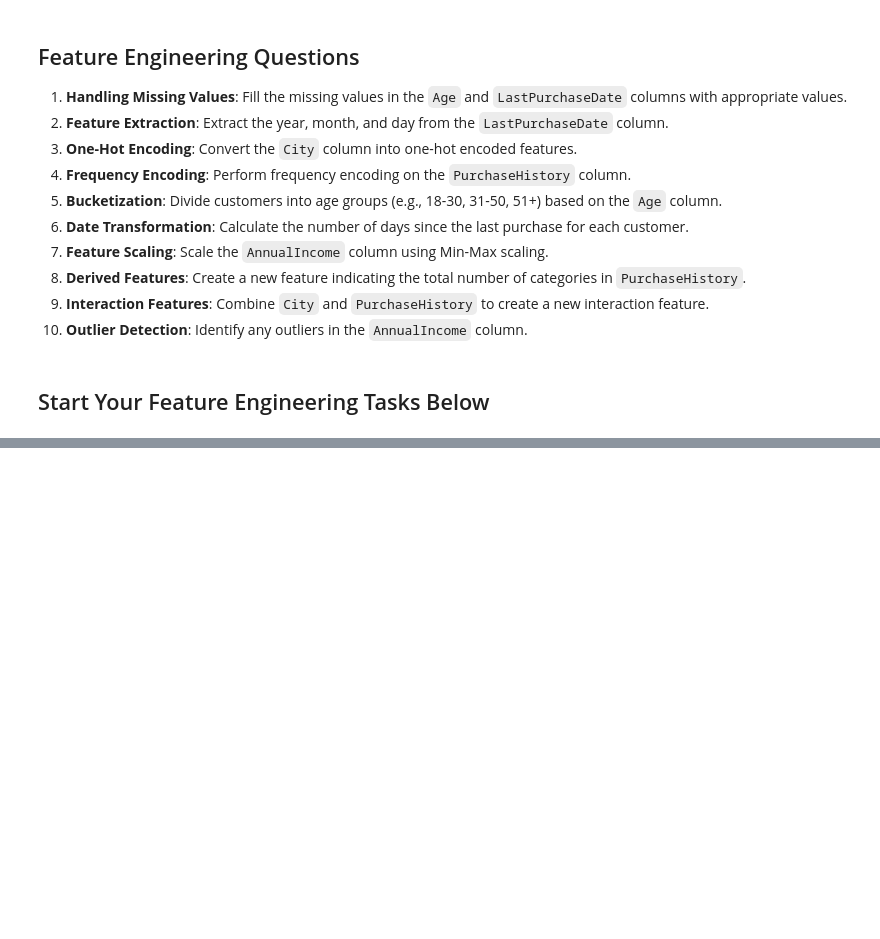
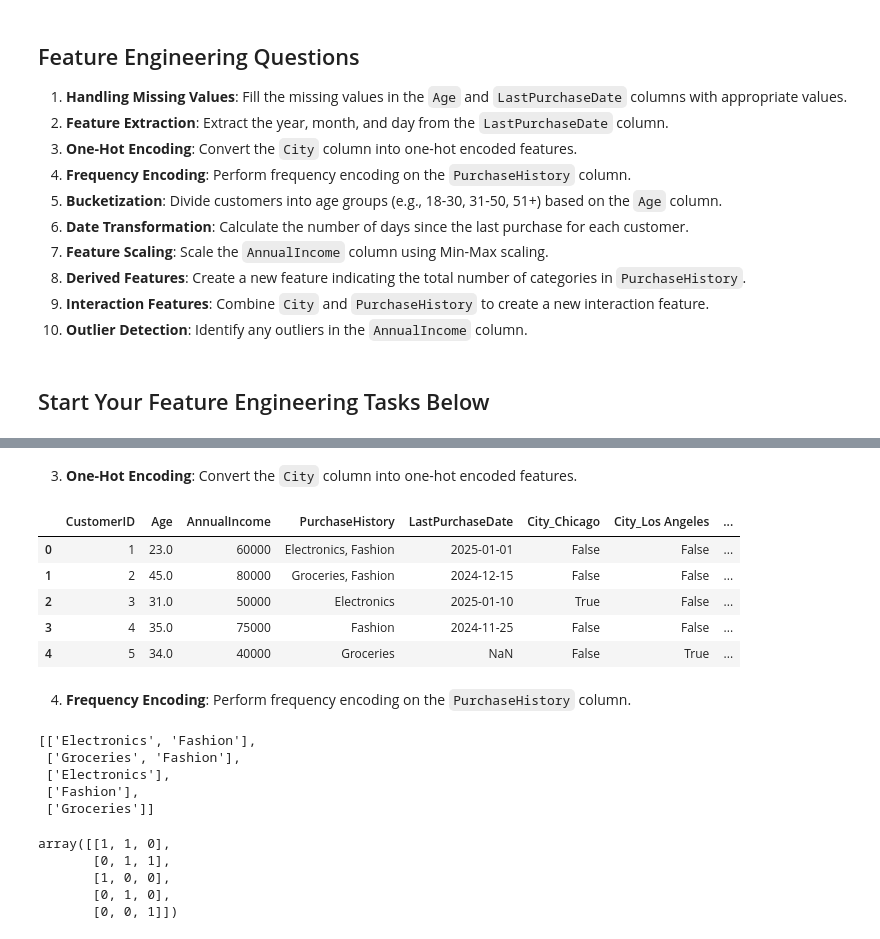
Before and after one commit to dinaeshsugumaran/MLOps, a Jupyter notebook: Practice/Python_practice/Feature_Engineering/feature_engineering_practice.ipynb, the cells around one changed output, grey strips where cells are left out. Cells and saved outputs as stored; diff of their text form; code cells hidden in the pictures; blank space fills up the shorter version.

```diff
--- a/Practice/Python_practice/Feature_Engineering/feature_engineering_practice.ipynb
+++ b/Practice/Python_practice/Feature_Engineering/feature_engineering_practice.ipynb
@@ -28,0 +84,14 @@ df.head()
+# %% [markdown]
+3. **One-Hot Encoding**: Convert the `City` column into one-hot encoded features.
+# %%
+working_df = pd.get_dummies(working_df, columns=['City'])
+working_df
+# %% [output]
+|  | CustomerID | Age | AnnualIncome | PurchaseHistory | LastPurchaseDate | City_Chicago | City_Los Angeles | ... |
+| 0 | 1 | 23.0 | 60000 | Electronics, Fashion | 2025-01-01 | False | False | ... |
+| 1 | 2 | 45.0 | 80000 | Groceries, Fashion | 2024-12-15 | False | False | ... |
+| 2 | 3 | 31.0 | 50000 | Electronics | 2025-01-10 | True | False | ... |
+| 3 | 4 | 35.0 | 75000 | Fashion | 2024-11-25 | False | False | ... |
+| 4 | 5 | 34.0 | 40000 | Groceries | NaN | False | True | ... |
+# %% [markdown]
+4. **Frequency Encoding**: Perform frequency encoding on the `PurchaseHistory` column.
@@ -28,0 +104,8 @@ df.head()
+# %%
+data_split
+# %% [output]
+[['Electronics', 'Fashion'],
+ ['Groceries', 'Fashion'],
+ ['Electronics'],
+ ['Fashion'],
+ ['Groceries']]
@@ -28,0 +114,8 @@ df.head()
+# %%
+encoded_result
+# %% [output]
+array([[1, 1, 0],
+       [0, 1, 1],
+       [1, 0, 0],
+       [0, 1, 0],
+       [0, 0, 1]])
```
Also changed, not shown: parts of 24 cells of this notebook.
